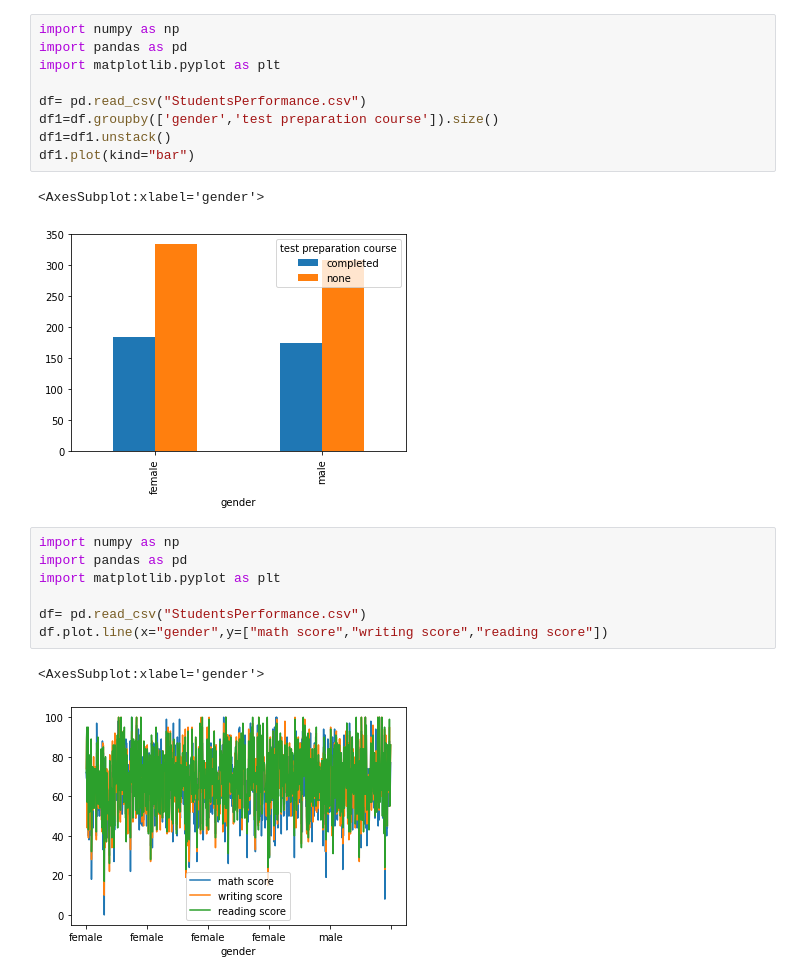
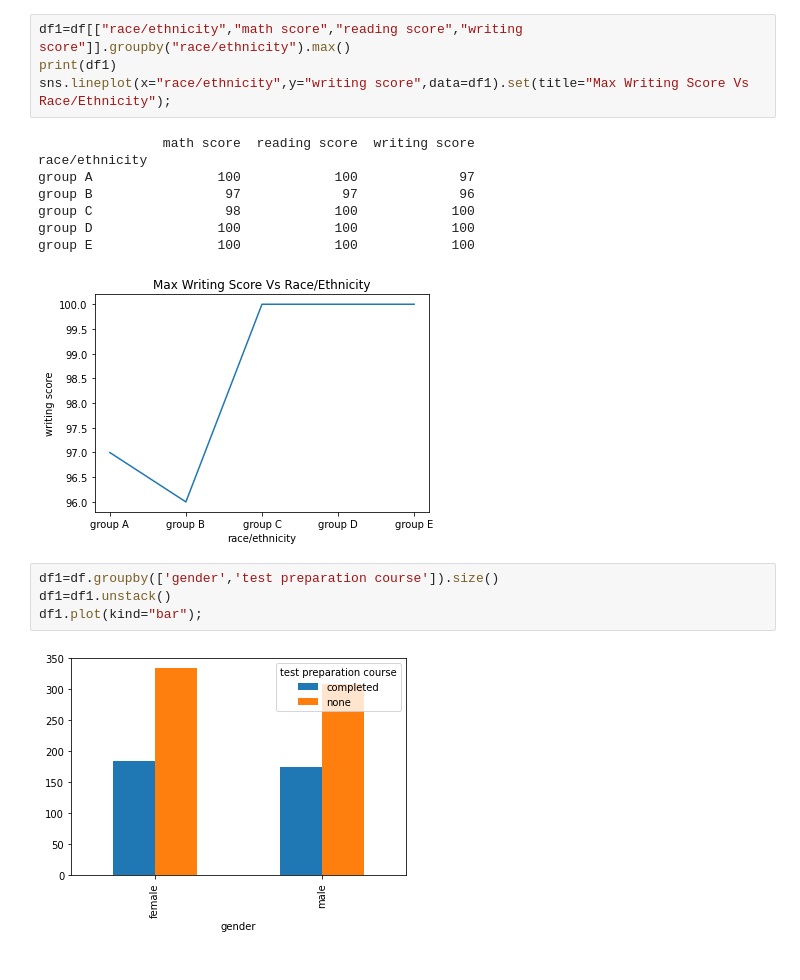
Before and after one commit to DevMehta-30/STC-ML, a Jupyter notebook: Notebook.ipynb, the cells around one changed output. Cells and saved outputs as stored; diff of their text form.

```diff
--- a/Notebook.ipynb
+++ b/Notebook.ipynb
@@ -87,22 +67,19 @@ Text(0.5, 1.0, 'Maximum Reading Score as per Groups')
+# %%
+df1=df[["race/ethnicity","math score","reading score","writing score"]].groupby("race/ethnicity").max()
+print(df1)
+sns.lineplot(x="race/ethnicity",y="writing score",data=df1).set(title="Max Writing Score Vs Race/Ethnicity");
+# %% [output]
+                math score  reading score  writing score
+race/ethnicity
+group A                100            100             97
+group B                 97             97             96
+group C                 98            100            100
+group D                100            100            100
+group E                100            100            100
+[figure, added]
 # %%
-import numpy as np
-import pandas as pd
-import matplotlib.pyplot as plt
-
-df= pd.read_csv("StudentsPerformance.csv")
 df1=df.groupby(['gender','test preparation course']).size()
 df1=df1.unstack()
-df1.plot(kind="bar")
+df1.plot(kind="bar");
 # %% [output]
-<AxesSubplot:xlabel='gender'>
 [figure]
-# %%
-import numpy as np
-import pandas as pd
-import matplotlib.pyplot as plt
-
-df= pd.read_csv("StudentsPerformance.csv")
-df.plot.line(x="gender",y=["math score","writing score","reading score"])
-# %% [output]
-<AxesSubplot:xlabel='gender'>
-[figure, removed]
```
Also changed, not shown: parts of 20 cells of this notebook.
